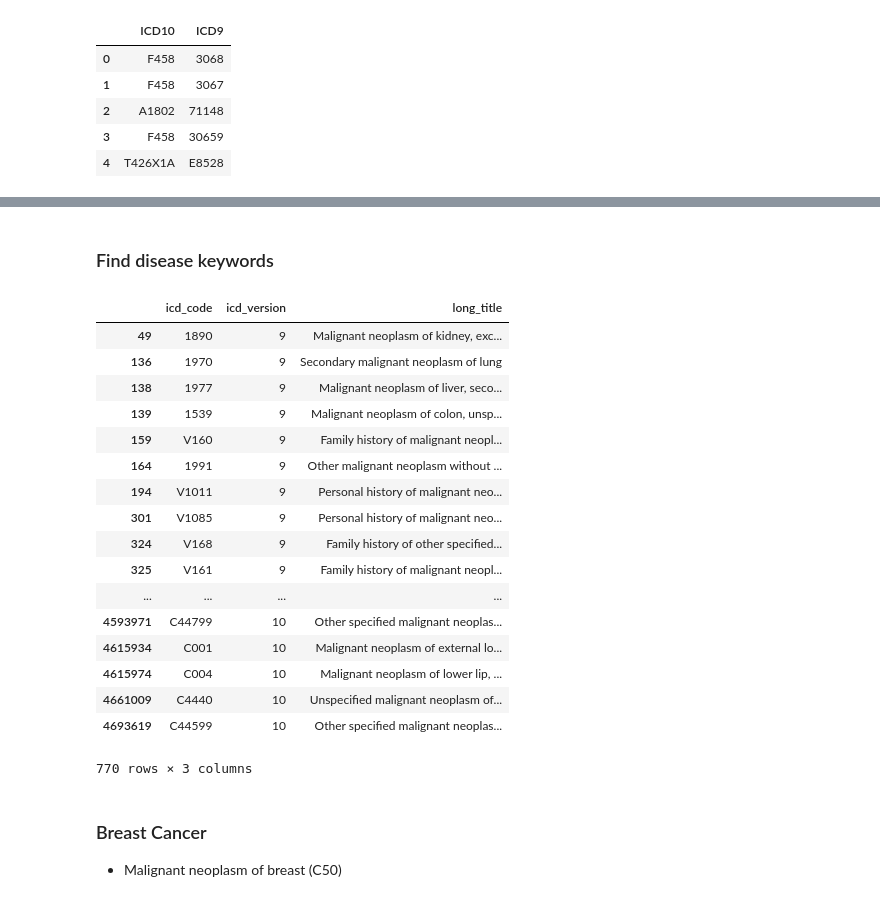
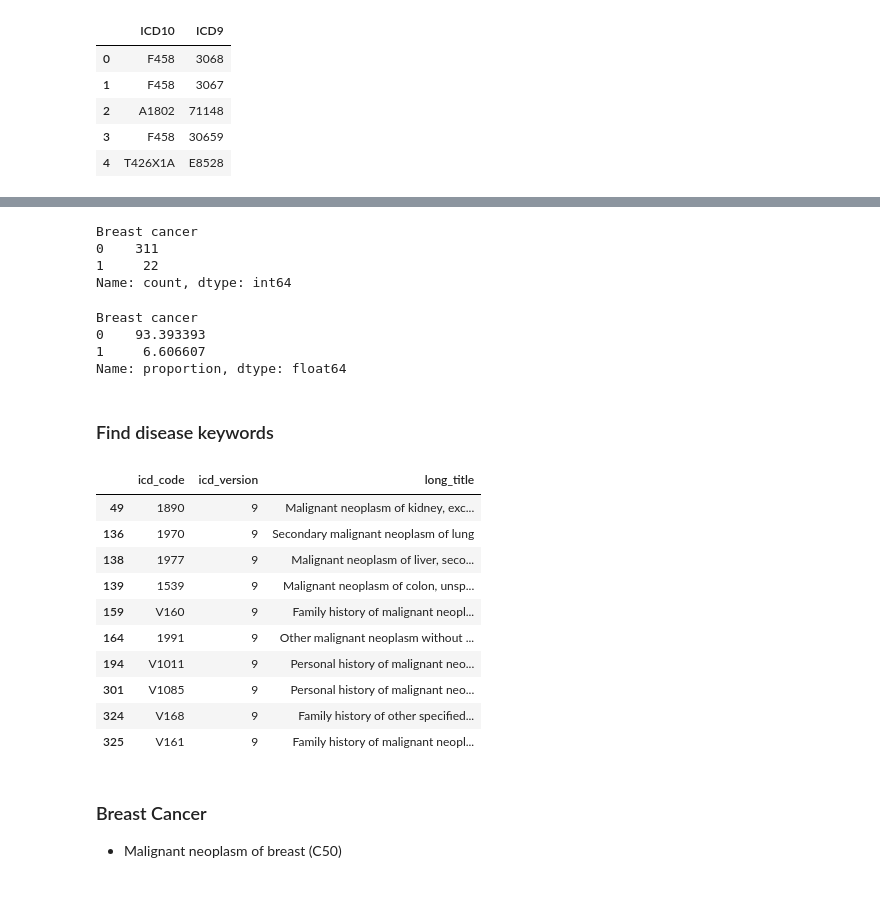
Before and after one commit to Subaru-Gastraea/MIMIC-Clinical-Decision-Making-Dataset, a Jupyter notebook: CreateDataset.ipynb, the cells around one changed output, grey strips where cells are left out. Cells and saved outputs as stored; diff of their text form; code cells hidden in the pictures.

Commit message:
docs(CreateDataset.ipynb): Check breast cancer ICD

```diff
--- a/CreateDataset.ipynb
+++ b/CreateDataset.ipynb
@@ -9,8 +9,9 @@ pd.set_option('display.max_rows', 200)
 pd.set_option('display.min_rows', 200)
 pd.set_option('display.expand_frame_repr', True)
 
-base_mimic = '../My_thesis/ddx-on-ehr/dataset/physionet.org/files/mimiciv/2.2/'
+base_mimic = '../dataset/physionet.org/files/mimiciv/2.2/'
 base_new = "./result_data"
+proc_path = "../dataset/preprocessed_data/"
 # %% [markdown]
 # Dataset
 # %% [markdown]
@@ -333,0 +281,12 @@ plt.show()
+# %%
+display(ed_cancer_types_filter['Breast cancer'].value_counts())
+display(ed_cancer_types_filter['Breast cancer'].value_counts(normalize=True) * 100)
+# %% [output]
+Breast cancer
+0    311
+1     22
+Name: count, dtype: int64
+Breast cancer
+0    93.393393
+1     6.606607
+Name: proportion, dtype: float64
@@ -336,27 +297,20 @@ plt.show()
 # %%
 keywords = ['Malignant neoplasm']
 pattern = '|'.join(keywords)
 filtered_diag_icd = diag_icd[diag_icd["long_title"].str.contains(pattern, case=False)][['icd_code', 'icd_version', 'long_title']].drop_duplicates()
-display(filtered_diag_icd)
+display(filtered_diag_icd.head(10))
 # %% [output]
 |  | icd_code | icd_version | long_title |
 | 49 | 1890 | 9 | Malignant neoplasm of kidney, exc... |
 | 136 | 1970 | 9 | Secondary malignant neoplasm of lung |
 | 138 | 1977 | 9 | Malignant neoplasm of liver, seco... |
 | 139 | 1539 | 9 | Malignant neoplasm of colon, unsp... |
 | 159 | V160 | 9 | Family history of malignant neopl... |
 | 164 | 1991 | 9 | Other malignant neoplasm without ... |
 | 194 | V1011 | 9 | Personal history of malignant neo... |
 | 301 | V1085 | 9 | Personal history of malignant neo... |
 | 324 | V168 | 9 | Family history of other specified... |
 | 325 | V161 | 9 | Family history of malignant neopl... |
-| ... | ... | ... | ... |
-| 4593971 | C44799 | 10 | Other specified malignant neoplas... |
-| 4615934 | C001 | 10 | Malignant neoplasm of external lo... |
-| 4615974 | C004 | 10 | Malignant neoplasm of lower lip, ... |
-| 4661009 | C4440 | 10 | Unspecified malignant neoplasm of... |
-| 4693619 | C44599 | 10 | Other specified malignant neoplas... |
-770 rows × 3 columns
 # %% [markdown]
 ### Breast Cancer
 - Malignant neoplasm of breast (C50)
```
Also changed, not shown: parts of 30 cells of this notebook.
